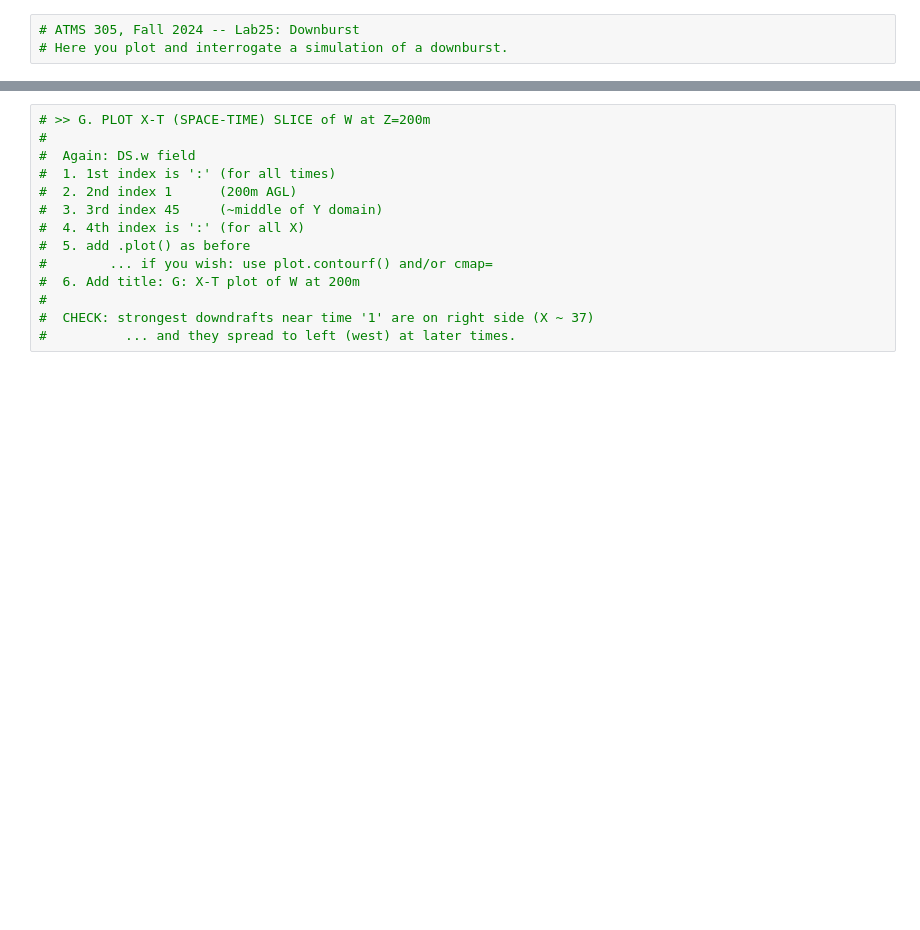
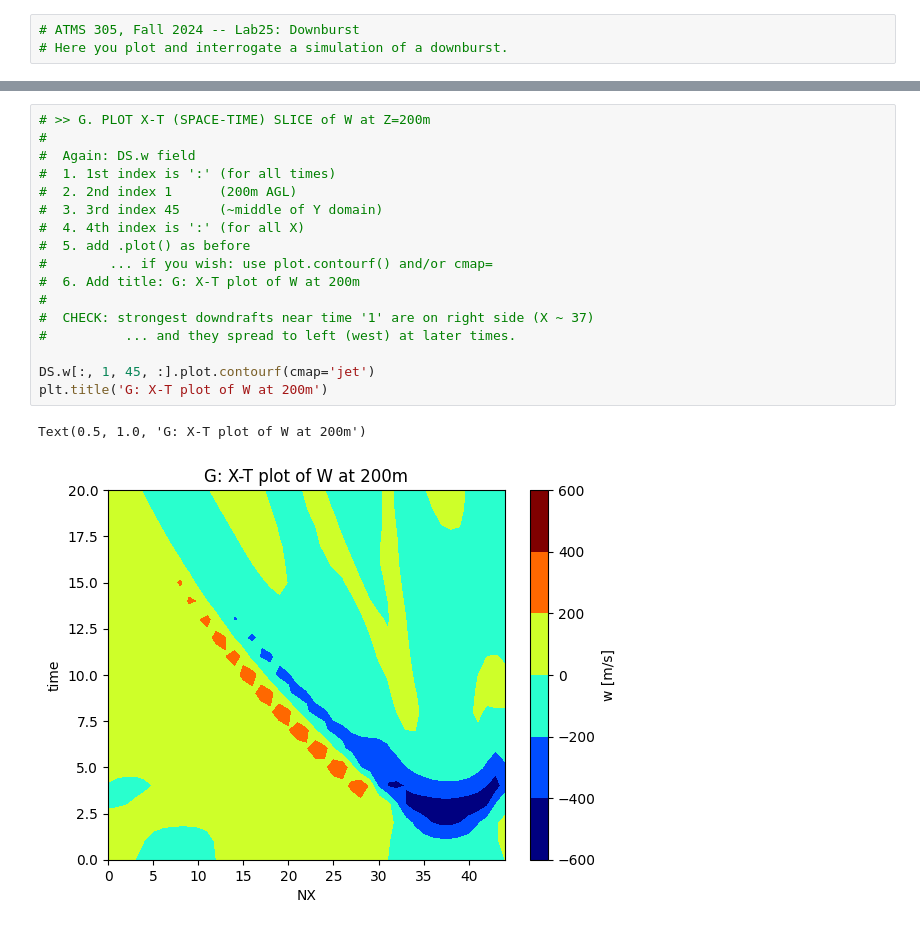
Before and after one commit to TheoXiong7/ATMS-305, a Jupyter notebook: lab25/Lab25_Downburst.ipynb, the cells around one changed output, grey strips where cells are left out. Drawn from its saved outputs; the diff is of its cells as text; blank space fills up the shorter version.

```diff
--- a/lab25/Lab25_Downburst.ipynb
+++ b/lab25/Lab25_Downburst.ipynb
@@ -93,17 +181,23 @@
 # %%
 # >> G. PLOT X-T (SPACE-TIME) SLICE of W at Z=200m
 #
 #  Again: DS.w field
 #  1. 1st index is ':' (for all times)
 #  2. 2nd index 1      (200m AGL)
 #  3. 3rd index 45     (~middle of Y domain)
 #  4. 4th index is ':' (for all X)
 #  5. add .plot() as before
 #        ... if you wish: use plot.contourf() and/or cmap=
 #  6. Add title: G: X-T plot of W at 200m
 #
 #  CHECK: strongest downdrafts near time '1' are on right side (X ~ 37)
 #          ... and they spread to left (west) at later times.
+
+DS.w[:, 1, 45, :].plot.contourf(cmap='jet')
+plt.title('G: X-T plot of W at 200m')
+# %% [output]
+Text(0.5, 1.0, 'G: X-T plot of W at 200m')
+[figure, added]
 # %%
 # >> H. X-Y PLOT again but with 20 CONTOUR LEVELS
 #
```
Also changed, not shown: parts of 12 cells of this notebook, 14 other files.
